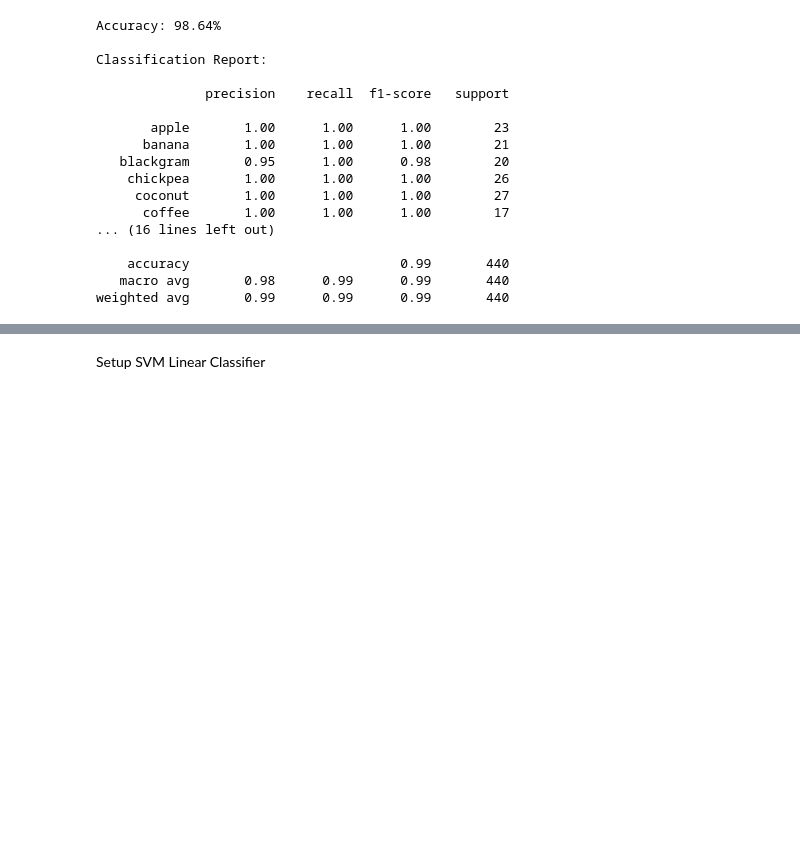
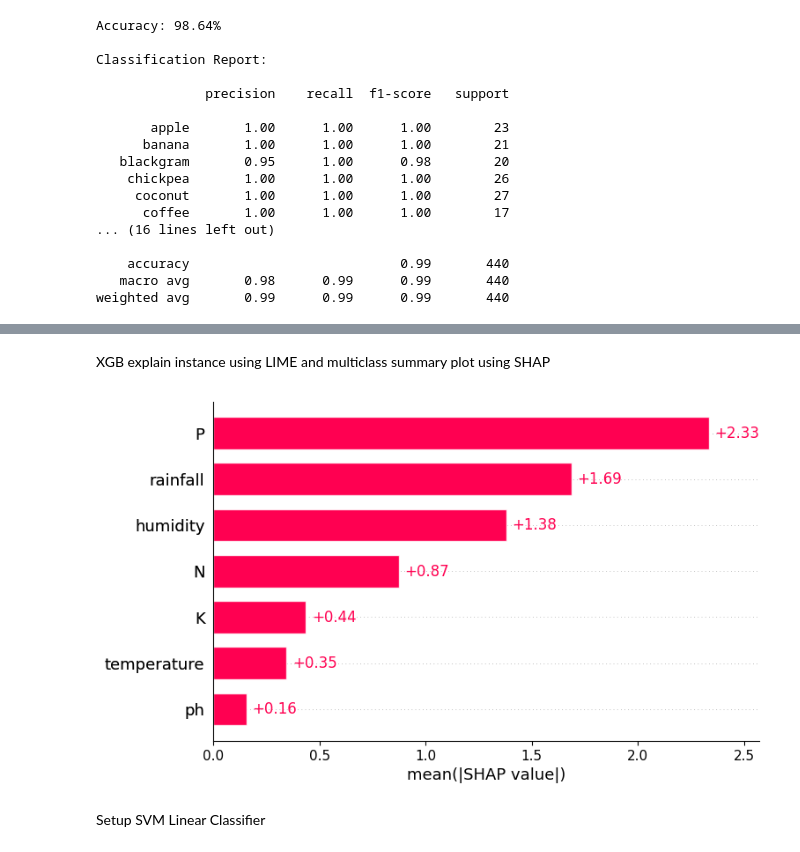
Before and after one commit to priyanshupriyank04/ResearchPaper_Implementations, a Jupyter notebook: analysis.ipynb, the cells around one changed output, grey strips where cells are left out. Drawn from its saved outputs; the diff is of its cells as text; code cells hidden in the pictures; blank space fills up the shorter version.

```diff
--- a/analysis.ipynb
+++ b/analysis.ipynb
@@ -165,3 +248,57 @@ weighted avg       0.99      0.99      0.99       440
+# %% [markdown]
+XGB explain instance using LIME and multiclass summary plot using SHAP
+# %%
+#LIME
+from lime.lime_tabular import LimeTabularExplainer
+from IPython.core.display import HTML
+
+# Prepare data for LIME
+X_train_np = X_train.values
+X_test_np = X_test.values
+feature_names = X_train.columns.tolist()
+class_names = model.classes_.tolist()
+
+# Initialize LIME Tabular Explainer
+lime_explainer = LimeTabularExplainer(
+    training_data=X_train_np,
+    feature_names=feature_names,
+    class_names=class_names,
+    mode='classification'
+)
+
+# Select a misclassified instance by index
+selected_idx = 65
+instance_np = X_test_np[selected_idx]
+
+# Generate LIME explanation
+lime_exp = lime_explainer.explain_instance(
+    data_row=instance_np,
+    predict_fn=model.predict_proba,
+    num_features=7
+)
+
+# Show LIME explanation in notebook
+HTML(lime_exp.as_html())
+
+# Save LIME explanation as HTML
+lime_exp.save_to_file('lime_explanation.html')
+
+
+
+# SHAP summary plot
+import shap
+
+# Use SHAP's unified Explainer API for XGBoost
+explainer = shap.Explainer(model.predict, X_train, feature_names=X_train.columns)
+
+
+# Compute SHAP values on the test set
+shap_values = explainer(X_test)
+
+# Display the SHAP summary bar plot (shows average impact per class)
+shap.plots.bar(shap_values)
+# %% [output]
+[figure, added]
 # %% [markdown]
 Setup SVM Linear Classifier
 # %%
```
Also changed, not shown: parts of 7 cells of this notebook.
